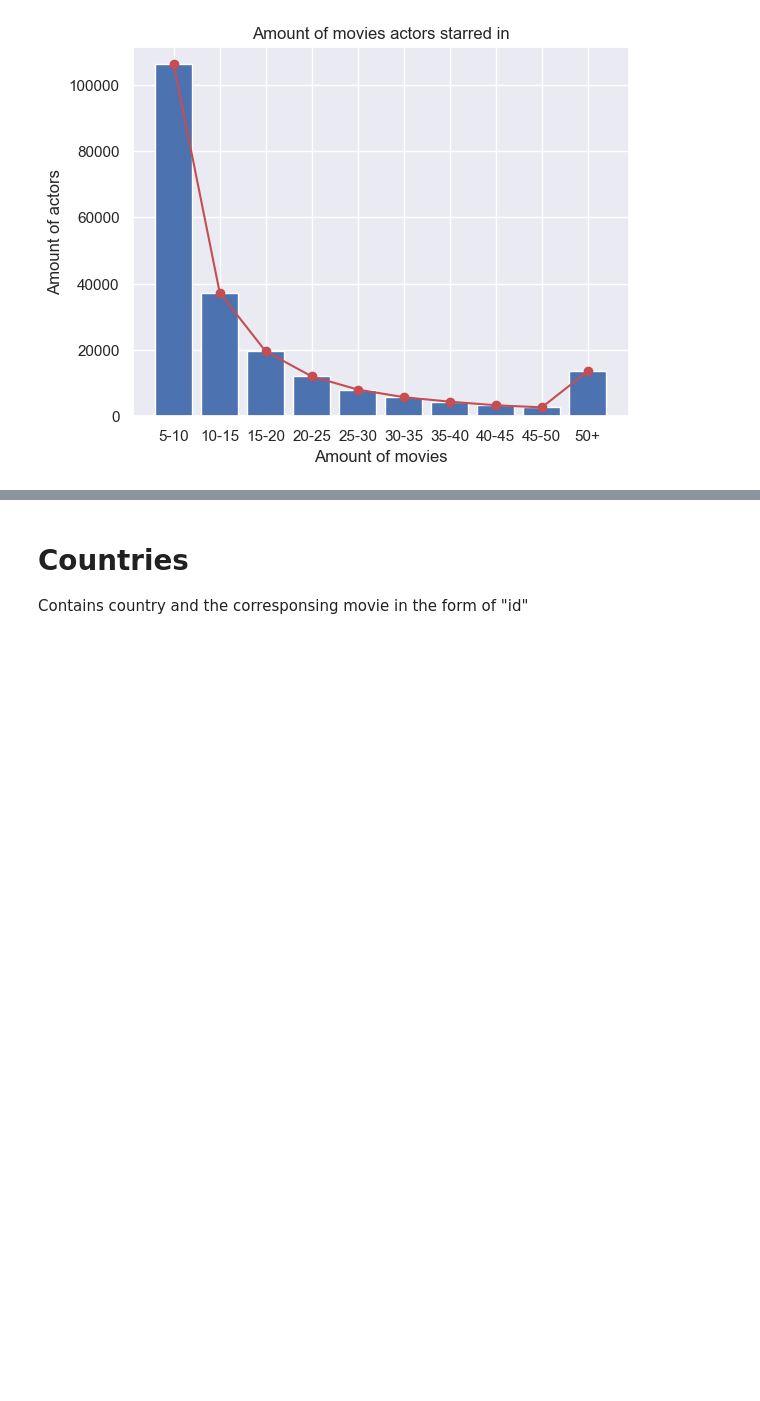
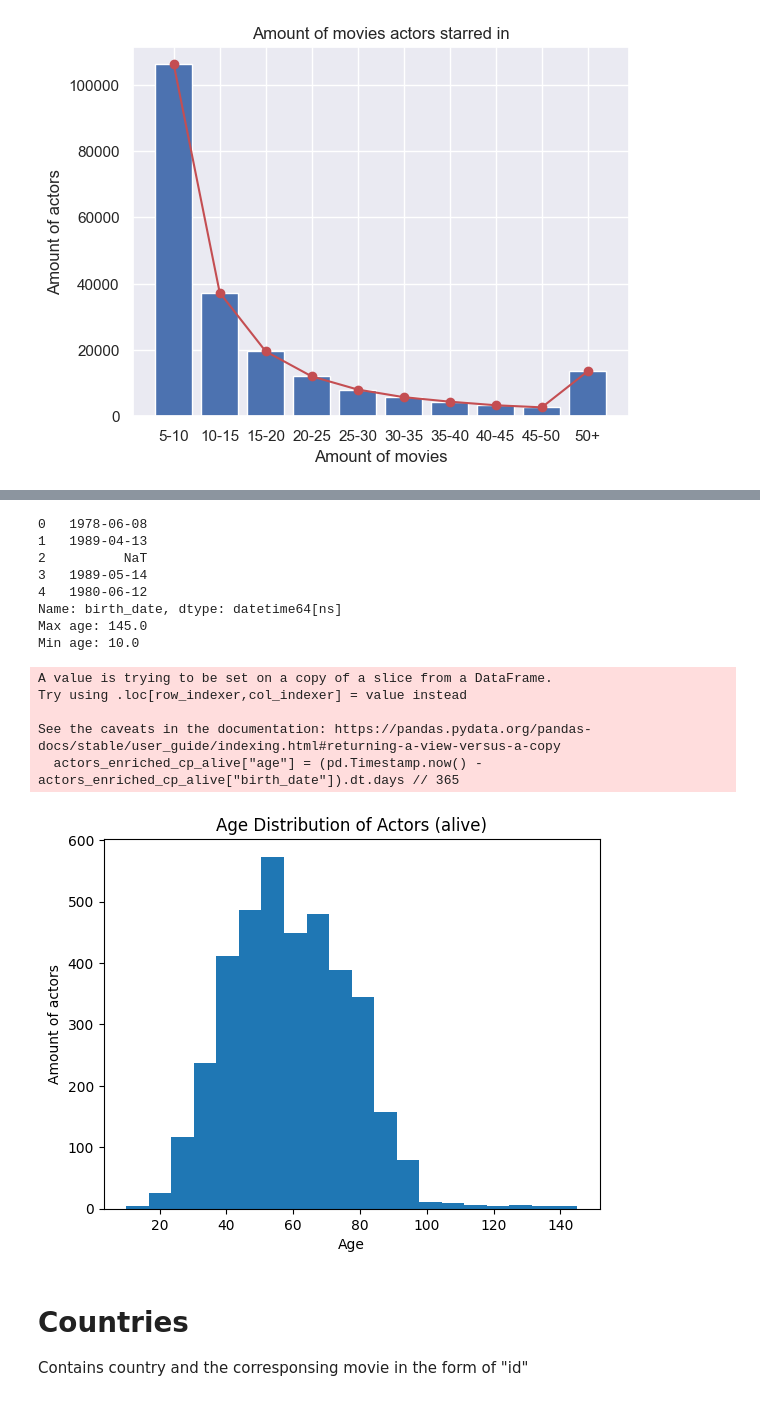
Before and after one commit to DasGewuerz/htw_letterboxd, a Jupyter notebook: letterboxd.ipynb, the cells around one changed output, grey strips where cells are left out. Saved outputs shown, nothing was run; the diff lists cells and outputs as text; code cells hidden in the pictures; blank space fills up the shorter version.

```diff
--- a/letterboxd.ipynb
+++ b/letterboxd.ipynb
@@ -212,3 +277,40 @@ plt.show()
+# %%
+# get age of actors
+# convert birthdate to datetime
+actors_enriched_cp["birth_date"] = pd.to_datetime(actors_enriched_cp["birth_date"])
+print(actors_enriched_cp["birth_date"].head())
+# get age of actors that are still alive
+actors_enriched_cp_alive = actors_enriched_cp[actors_enriched_cp["deathYear"] == r'\N']
+actors_enriched_cp_alive["age"] = (pd.Timestamp.now() - actors_enriched_cp_alive["birth_date"]).dt.days // 365
+
+# max age
+max_age = actors_enriched_cp_alive["age"].max()
+print(f"Max age: {max_age}")
+# min age
+min_age = actors_enriched_cp_alive["age"].min()
+print(f"Min age: {min_age}")
+
+# plot age distribution
+plt.hist(actors_enriched_cp_alive["age"], bins=20)
+plt.xlabel("Age")
+plt.ylabel("Amount of actors")
+plt.title("Age Distribution of Actors (alive)")
+plt.show()
+# %% [output]
+0   1978-06-08
+1   1989-04-13
+2          NaT
+3   1989-05-14
+4   1980-06-12
+Name: birth_date, dtype: datetime64[ns]
+Max age: 145.0
+Min age: 10.0
+A value is trying to be set on a copy of a slice from a DataFrame.
+Try using .loc[row_indexer,col_indexer] = value instead
+
+See the caveats in the documentation: https://pandas.pydata.org/pandas-docs/stable/user_guide/indexing.html#returning-a-view-versus-a-copy
+  actors_enriched_cp_alive["age"] = (pd.Timestamp.now() - actors_enriched_cp_alive["birth_date"]).dt.days // 365
+[figure, added]
 # %% [markdown]
 # Countries
 Contains country and the corresponsing movie in the form of "id"
```
Also changed, not shown: parts of 5 cells of this notebook.
